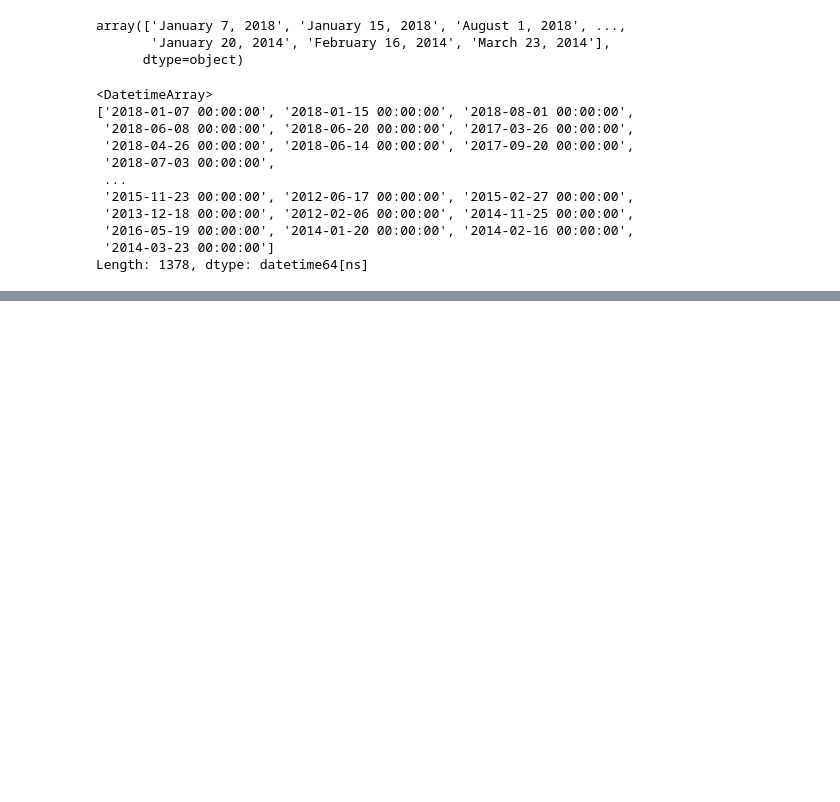
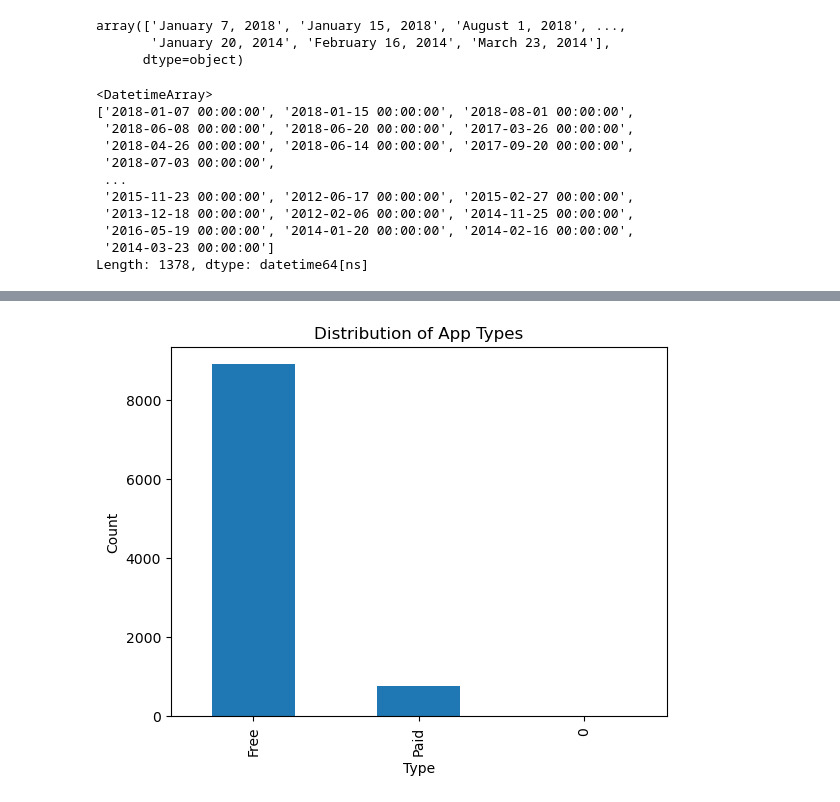
Before and after one commit to Shivauppe/FY2026_Feb, a Jupyter notebook: google_play.ipynb, the cells around one changed output, grey strips where cells are left out. Saved outputs shown, nothing was run; the diff lists cells and outputs as text; code cells hidden in the pictures; blank space fills up the shorter version.

```diff
--- a/google_play.ipynb
+++ b/google_play.ipynb
@@ -438,0 +474,2 @@ Length: 1378, dtype: datetime64[ns]
+# %%
+df_copy.drop_duplicates(subset = 'App', inplace = True, keep = 'first')
@@ -438,0 +622,10 @@ Length: 1378, dtype: datetime64[ns]
+# %%
+#Plot for the distribution of the 'Rating' column
+
+df_copy['Type'].value_counts().plot(kind = 'bar')
+plt.title('Distribution of App Types')
+plt.xlabel('Type')
+plt.ylabel('Count')
+plt.show()
+# %% [output]
+[figure, added]
```
Also changed, not shown: parts of 21 cells of this notebook, 1 other file.
